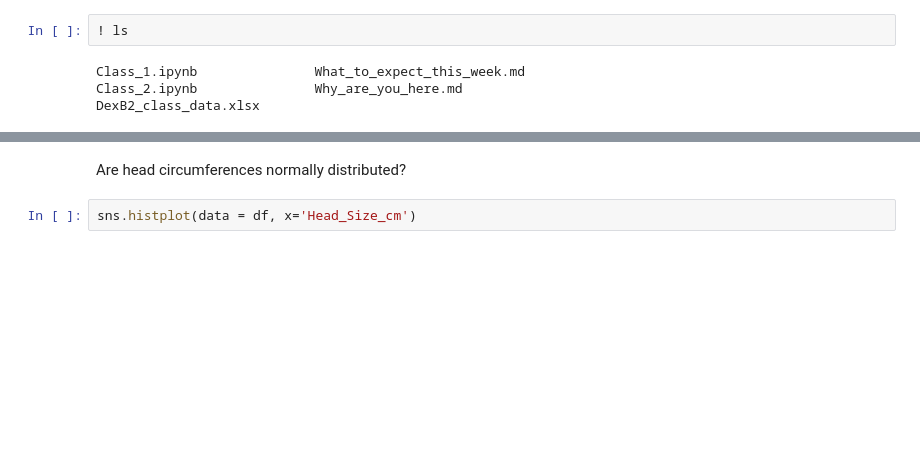
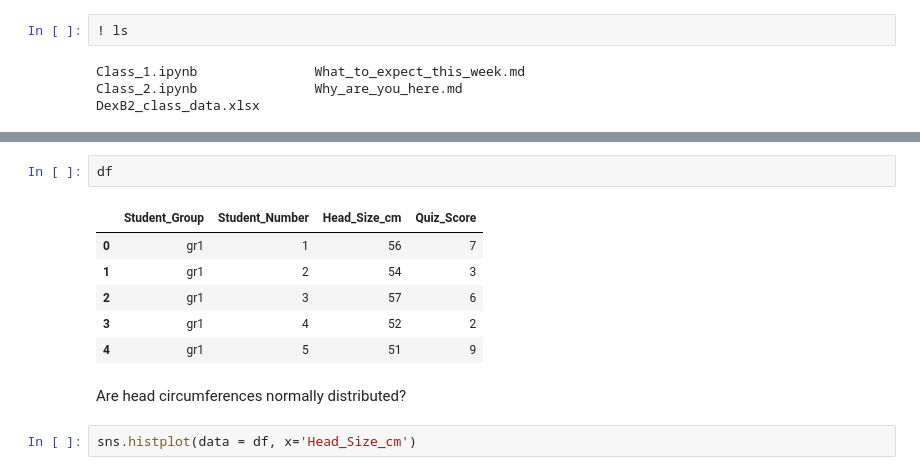
Before and after one commit to ckidner/DExB2, a Jupyter notebook: Week_01/Class_1.ipynb, the cells around one changed output, grey strips where cells are left out. Saved outputs shown, nothing was run; the diff lists cells and outputs as text; blank space fills up the shorter version.

```diff
--- a/Week_01/Class_1.ipynb
+++ b/Week_01/Class_1.ipynb
@@ -214,3 +211,12 @@ ValueError: Excel file format cannot be determined, you must specify an engine m
+# %%
+df
+# %% [output]
+|  | Student_Group | Student_Number | Head_Size_cm | Quiz_Score |
+| 0 | gr1 | 1 | 56 | 7 |
+| 1 | gr1 | 2 | 54 | 3 |
+| 2 | gr1 | 3 | 57 | 6 |
+| 3 | gr1 | 4 | 52 | 2 |
+| 4 | gr1 | 5 | 51 | 9 |
 # %% [markdown]
 Are head circumferences normally distributed?
 # %%
```
Also changed, not shown: parts of 2 cells of this notebook.
